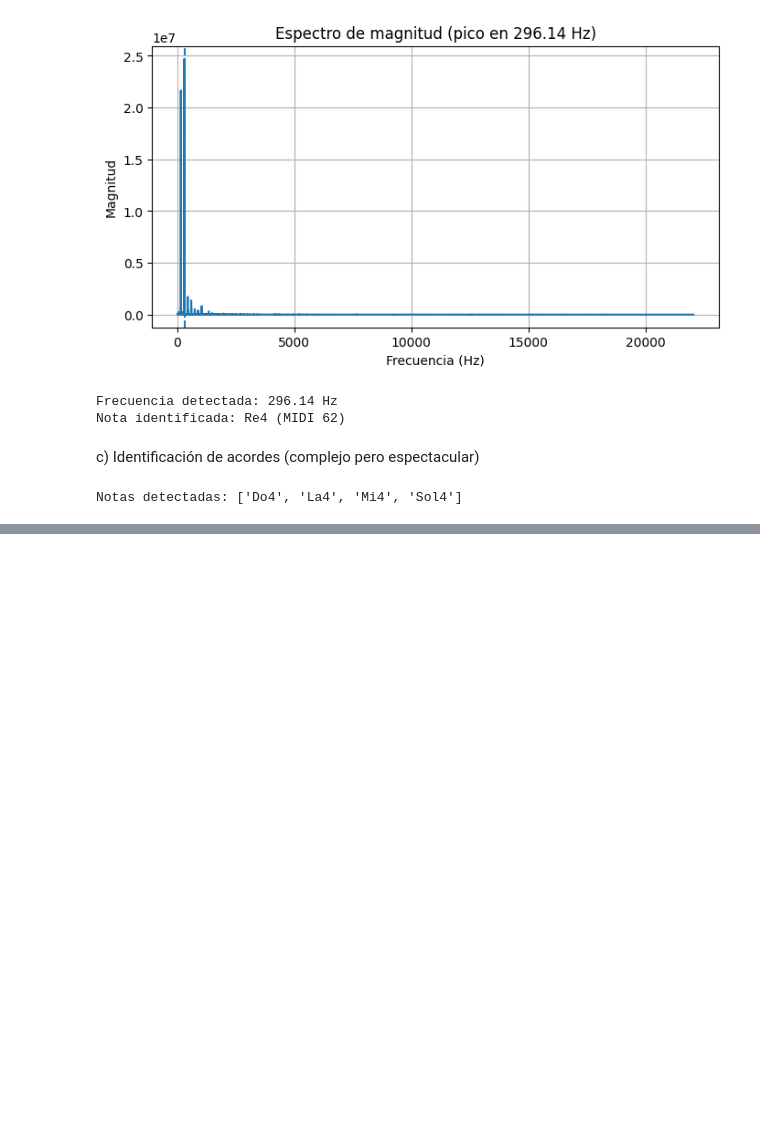
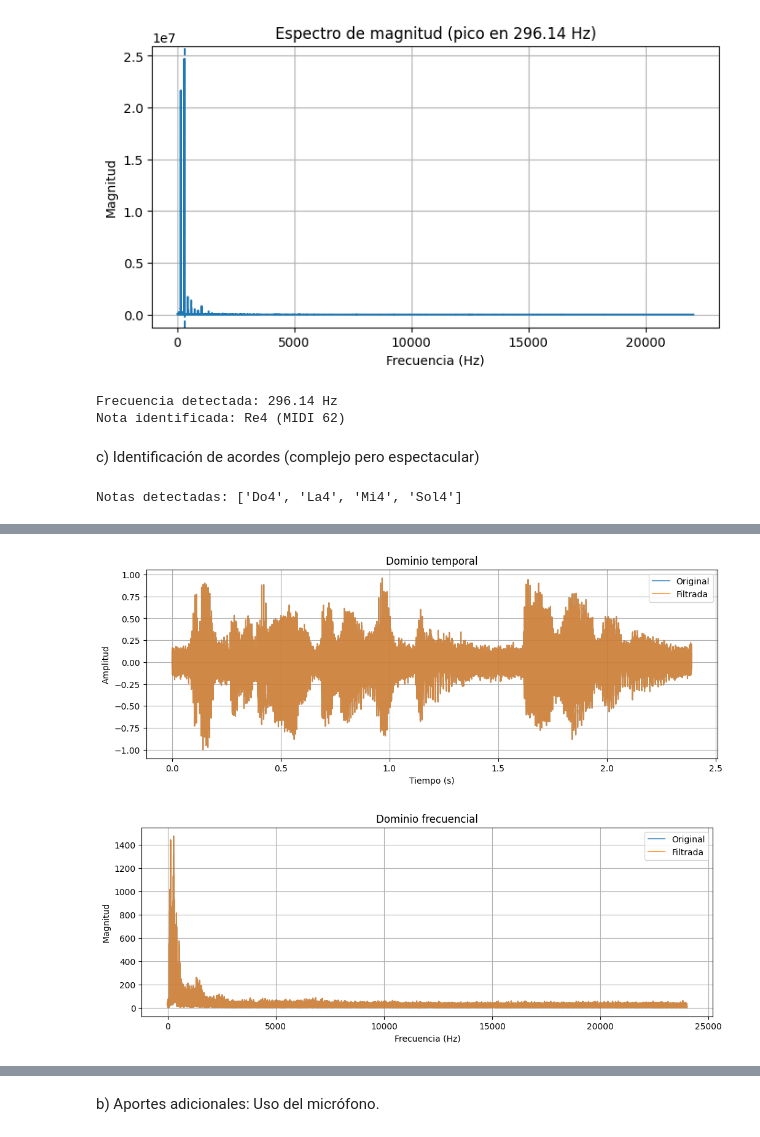
Before and after one commit to alejandroalemanaleman/PracticasPIAV, a Jupyter notebook: 04/Practica4_ale.ipynb, the cells around one changed output, grey strips where cells are left out. Cells and saved outputs as stored; diff of their text form; code cells hidden in the pictures; blank space fills up the shorter version.

```diff
--- a/04/Practica4_ale.ipynb
+++ b/04/Practica4_ale.ipynb
@@ -182,0 +313,9 @@ Notas detectadas: ['Do4', 'La4', 'Mi4', 'Sol4']
+# %%
+filtro_fft(audio, sr, "bandstop", f1=45, f2=55)
+filtrada, freq, spec_orig, spec_filt = filtro_fft(audio, sr, "bandstop", f1=45, f2=55)
+mostrar_temporal(audio, filtrada, sr)
+mostrar_frecuencia(freq, spec_orig, spec_filt)
+Audio(filtrada, rate=sr)
+# %% [output]
+[figure, added]
+[figure, added]
@@ -182,0 +323,2 @@ Notas detectadas: ['Do4', 'La4', 'Mi4', 'Sol4']
+# %% [markdown]
+b) Aportes adicionales: Uso del micrófono.
```
Also changed, not shown: parts of 11 cells of this notebook.
